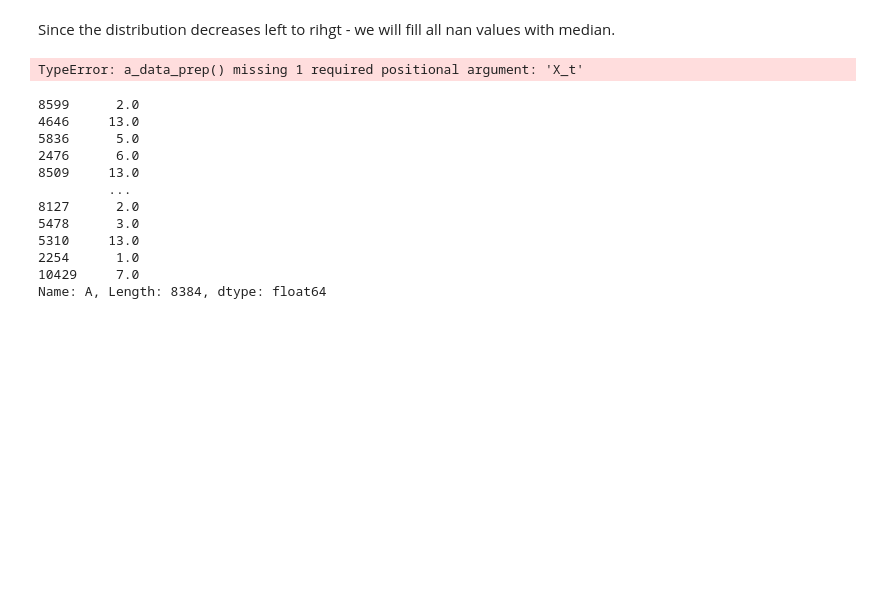
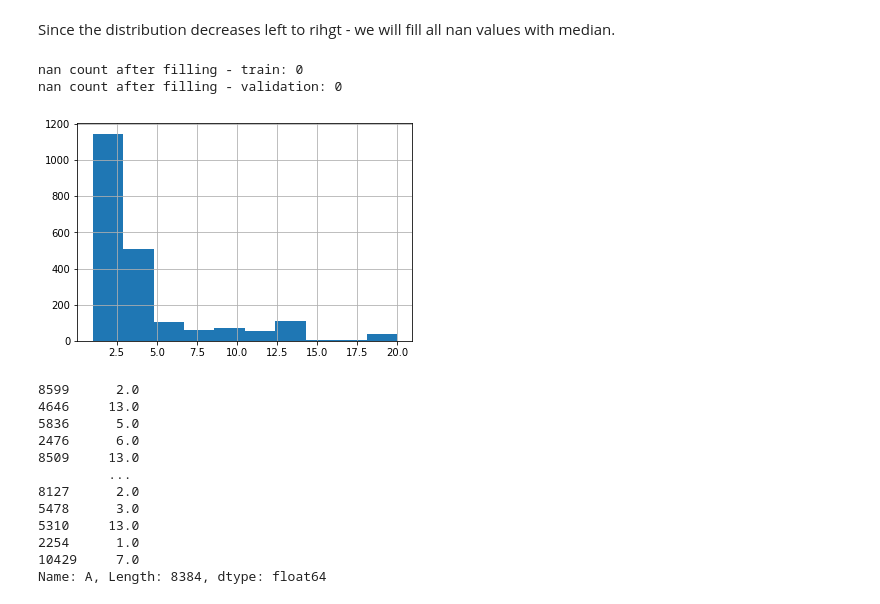
Before and after one commit to MrPupik/INTO_TO_ML, a Jupyter notebook: project/itay_nb.ipynb, the cells around one changed output. Cells and saved outputs as stored; diff of their text form; code cells hidden in the pictures; blank space fills up the shorter version.

```diff
--- a/project/itay_nb.ipynb
+++ b/project/itay_nb.ipynb
@@ -533,9 +517,9 @@ An observation with device 1 - will be filled with safari, and observation with
 Because chome is the most common browser in our data - all the observation with device other - will be filled with chorme as well.
 # %%
 def browser_data_prep(X: pd.DataFrame):
-    global X_train
+    X.internet_browser = X.internet_browser.str.replace('\d+', '')
+    X['internet_browser'] = X['internet_browser'].astype(str).str.extract(r'([A-Za-z]+(?: [A-Za-z]+)*)')
     X = pd.get_dummies(X,columns=['internet_browser'],drop_first=False, prefix_sep='_dmy_')
-
 
     # device 1 means safari
     X.loc[(X.internet_browser_dmy_nan == 1) & (X.device_dmy_1 > 0), ('internet_browser_dmy_safari',)] = 1
@@ -593,15 +582,15 @@ print(X_train.Region.value_counts())
 print('nan count before filling:', X_train.Region.isnull().sum())
 
 # fill nan with median
-def region_data_prep(X_t, X: pd.DataFrame):
-    train_median = np.median(X_t.Region[~X_t.Region.isnull()])
+def region_data_prep(X: pd.DataFrame):
+    global X_train
+    train_median = np.median(X_train.Region[~X_train.Region.isnull()])
     X.Region = X.Region.fillna(train_median)
     return X
 
-c = X_train.copy()
-c = region_data_prep(X_train, c)
-X_train = region_data_prep(X_train, X_train)
-X_val = region_data_prep(X_train, X_val)
+
+X_train = region_data_prep(X_train)
+X_val = region_data_prep(X_val)
 X_test = region_data_prep(X_test)
 
 
@@ -687,6 +656,8 @@ this way we can transfer all using `.split('_')[1]`
 # %%
 X_train.A = [np.nan if a is np.nan else float(str(a).split('_')[1]) for a in X_train.A]
 X_val.A = [np.nan if a is np.nan else float(str(a).split('_')[1]) for a in X_val.A]
+X_test.A = [np.nan if a is np.nan else float(str(a).split('_')[1]) for a in X_test.A]
+
 
 X_train.A.hist()
 # %% [output]
@@ -707,20 +678,22 @@ Since the distribution decreases left to rihgt - we will fill all nan values wit
 # %%
 def a_data_prep(X, X_t):
     train_median = np.median(X_t.A[~X_t.A.isnull()])
     X.A = X.A.fillna(train_median)
     #X.A[X.A.isnull()] = train_median
     return X
 
 X_train = a_data_prep(X_train, X_train)
 X_val = a_data_prep(X_val, X_train)
-X_test = a_data_prep(X_test)
+X_test = a_data_prep(X_test, X_train)
 
 X_train.A.hist()
 
 print('nan count after filling - train:', X_train.A.isnull().sum())
 print('nan count after filling - validation:', X_val.A.isnull().sum())
 # %% [output]
-TypeError: a_data_prep() missing 1 required positional argument: 'X_t'
+nan count after filling - train: 0
+nan count after filling - validation: 0
+[figure, added]
 # %%
 X_val.A
 # %% [output]
```
Also changed, not shown: parts of 84 cells of this notebook, 1 other file.
